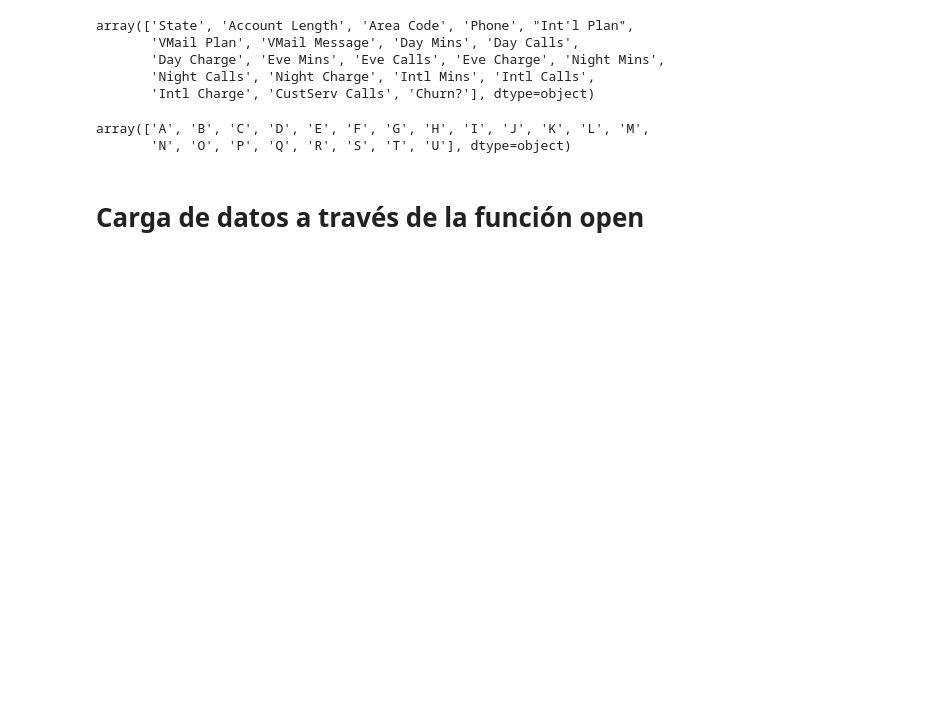
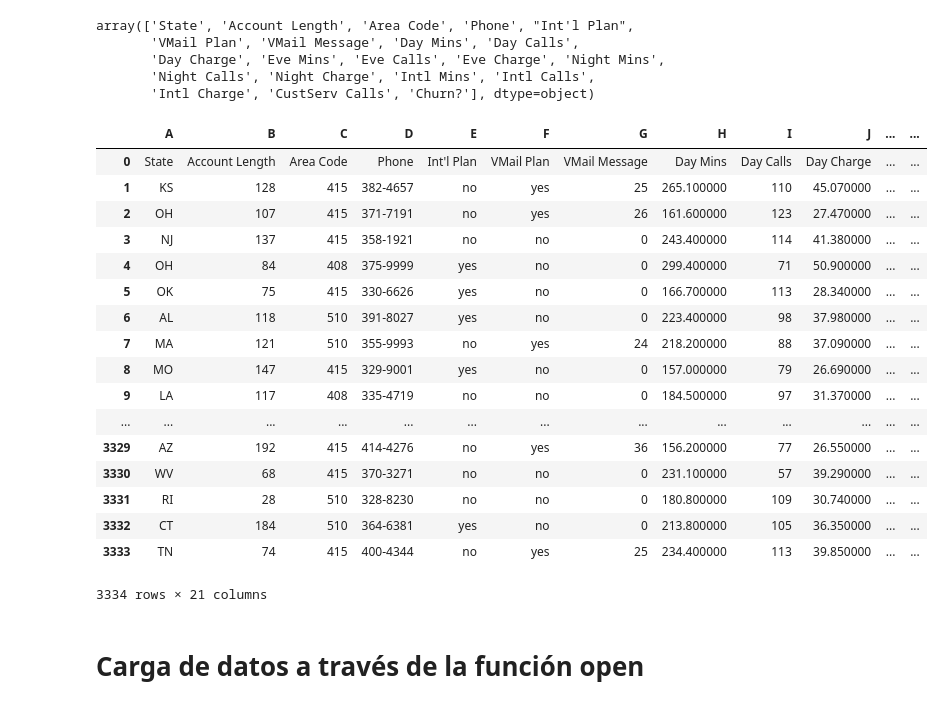
Before and after one commit to dasafo/python-ml-course, a Jupyter notebook: notebooks/T1 - 1 - Data Cleaning - Carga de datos.ipynb, the cells around one changed output. Cells and saved outputs as stored; diff of their text form; code cells hidden in the pictures; blank space fills up the shorter version.

```diff
--- a/notebooks/T1 - 1 - Data Cleaning - Carga de datos.ipynb
+++ b/notebooks/T1 - 1 - Data Cleaning - Carga de datos.ipynb
@@ -56,13 +56,30 @@ array(['State', 'Account Length', 'Area Code', 'Phone', "Int'l Plan",
 # %%
 #cargamos la cabecera de este df de Customer Church model, ya que viene separado del resto e intentamos juntarlos
 data_cols = pd.read_csv(mainpath + "/" + "customer-churn-model/Customer Churn Columns.csv")
 data_col_list = data_cols["Column_Names"].tolist() #lo convertimos(la unica columna que hay) a una lista de valores
 data2 = pd.read_csv(mainpath + "/" + "customer-churn-model/Customer Churn Model.txt",
                     header = None, names = data_col_list) #asignamos la cabecera
 data2.columns.values
+data2
 # %% [output]
+|  | A | B | C | D | E | F | G | H | I | J | ... | ... |
+| 0 | State | Account Length | Area Code | Phone | Int'l Plan | VMail Plan | VMail Message | Day Mins | Day Calls | Day Charge | ... | ... |
+| 1 | KS | 128 | 415 | 382-4657 | no | yes | 25 | 265.100000 | 110 | 45.070000 | ... | ... |
+| 2 | OH | 107 | 415 | 371-7191 | no | yes | 26 | 161.600000 | 123 | 27.470000 | ... | ... |
+| 3 | NJ | 137 | 415 | 358-1921 | no | no | 0 | 243.400000 | 114 | 41.380000 | ... | ... |
+| 4 | OH | 84 | 408 | 375-9999 | yes | no | 0 | 299.400000 | 71 | 50.900000 | ... | ... |
+| 5 | OK | 75 | 415 | 330-6626 | yes | no | 0 | 166.700000 | 113 | 28.340000 | ... | ... |
+| 6 | AL | 118 | 510 | 391-8027 | yes | no | 0 | 223.400000 | 98 | 37.980000 | ... | ... |
+| 7 | MA | 121 | 510 | 355-9993 | no | yes | 24 | 218.200000 | 88 | 37.090000 | ... | ... |
+| 8 | MO | 147 | 415 | 329-9001 | yes | no | 0 | 157.000000 | 79 | 26.690000 | ... | ... |
+| 9 | LA | 117 | 408 | 335-4719 | no | no | 0 | 184.500000 | 97 | 31.370000 | ... | ... |
+| ... | ... | ... | ... | ... | ... | ... | ... | ... | ... | ... | ... | ... |
+| 3329 | AZ | 192 | 415 | 414-4276 | no | yes | 36 | 156.200000 | 77 | 26.550000 | ... | ... |
+| 3330 | WV | 68 | 415 | 370-3271 | no | no | 0 | 231.100000 | 57 | 39.290000 | ... | ... |
+| 3331 | RI | 28 | 510 | 328-8230 | no | no | 0 | 180.800000 | 109 | 30.740000 | ... | ... |
+| 3332 | CT | 184 | 510 | 364-6381 | yes | no | 0 | 213.800000 | 105 | 36.350000 | ... | ... |
+| 3333 | TN | 74 | 415 | 400-4344 | no | yes | 25 | 234.400000 | 113 | 39.850000 | ... | ... |
-array(['A', 'B', 'C', 'D', 'E', 'F', 'G', 'H', 'I', 'J', 'K', 'L', 'M',
-       'N', 'O', 'P', 'Q', 'R', 'S', 'T', 'U'], dtype=object)
+3334 rows × 21 columns
 # %% [markdown]
 # Carga de datos a través de la función open
 # %%
```
Also changed, not shown: parts of 1 cell of this notebook, 6 other files.
